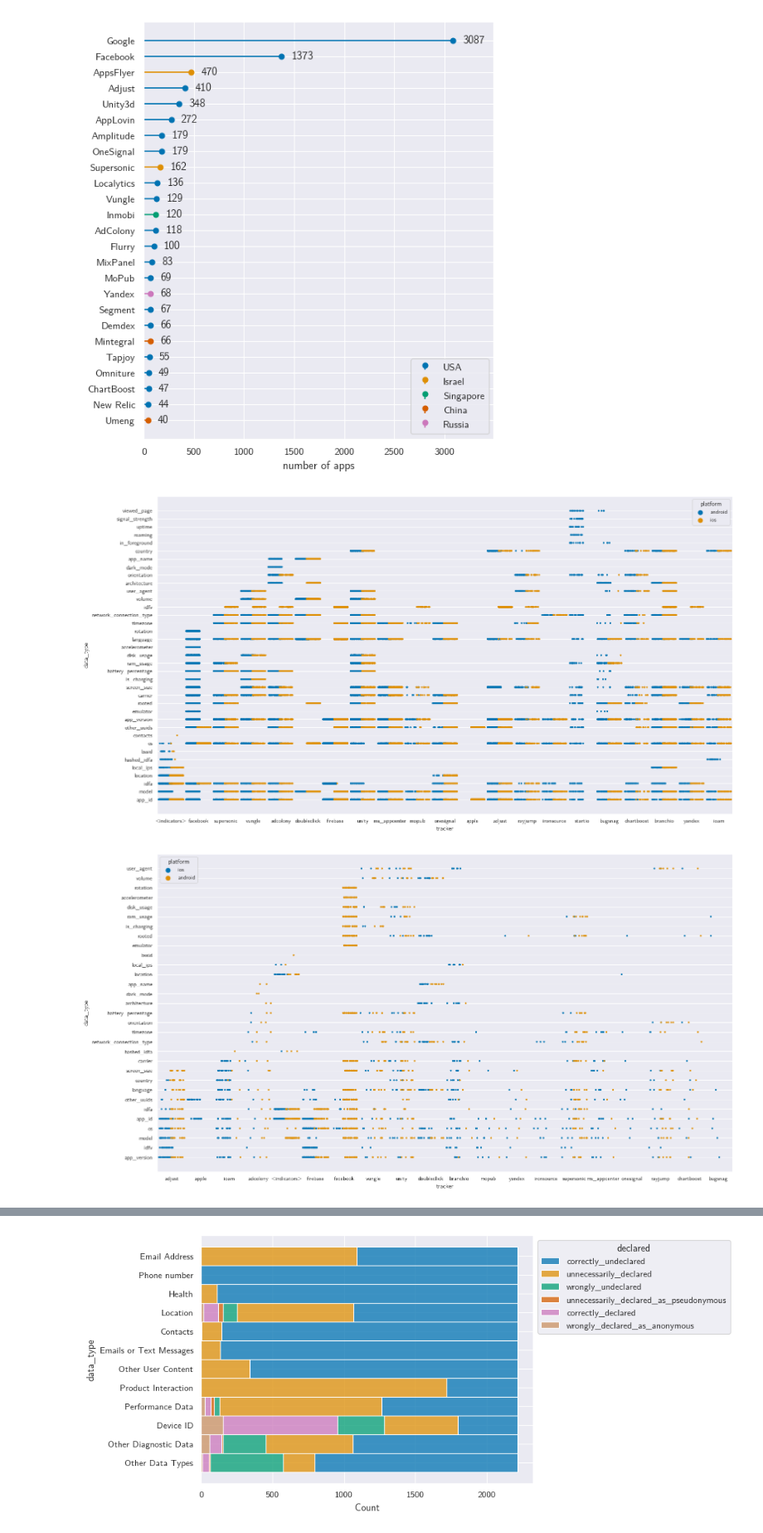
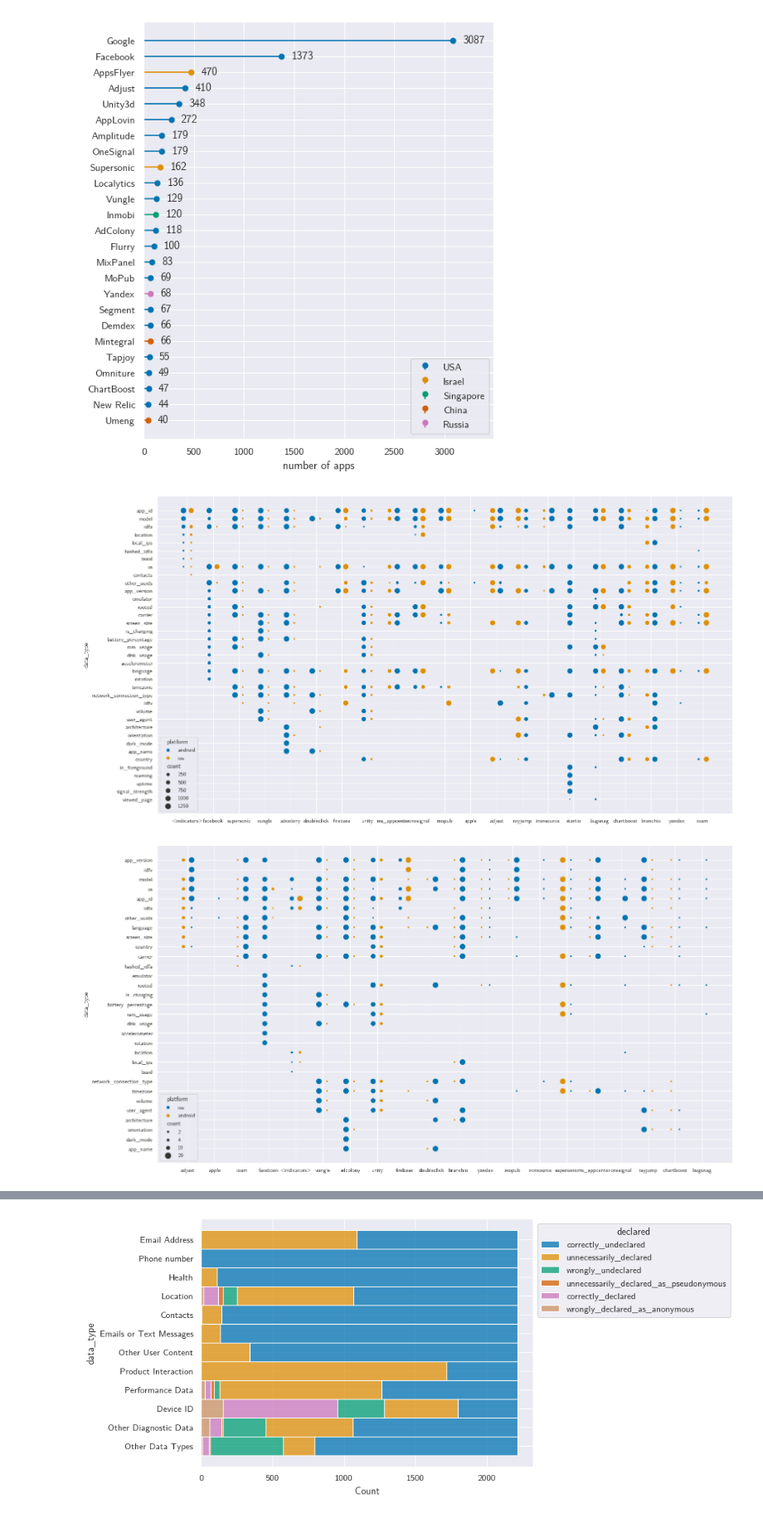
Before and after one commit to baltpeter/thesis-mobile-consent-dialogs, a Jupyter notebook: src/graphs.ipynb, the cells around one changed output, grey strips where cells are left out. Shown at 83% size. Drawn from its saved outputs; the diff is of its cells as text; code cells hidden in the pictures.

Commit message:
Make cookie and tracker data plots easier to read

```diff
--- a/src/graphs.ipynb
+++ b/src/graphs.ipynb
@@ -167,16 +167,25 @@ fig.savefig(os.path.join(graphs_dir, 'exodus_tracker_counts.pdf'),
 # %%
 for type in ['initial', 'accepted', 'rejected']:
     csv = pd.read_csv(os.path.join(
-        data_dir, f'apps_trackers_data_types_{type}.csv'), on_bad_lines='error')
+        data_dir, f'apps_trackers_data_types_{type}_counts.csv'), on_bad_lines='error')
+
+    x_labels = csv['tracker'].unique()
 
     fig, ax = plt.subplots(figsize=[3*default_figsize_x, 2.5*default_figsize_y])
-    sns.stripplot(x="tracker", y="data_type", hue="platform", jitter=0.5, dodge=True, size=3, data=csv, ax=ax)
+
+    for i, label in enumerate(x_labels):
+        rows = csv.loc[csv['tracker'] == label]
+
+        x = [i + (-0.15 if platform == 'android' else 0.15)
+            for platform in rows['platform']]
+        sns.scatterplot(x=x, y="data_type", hue="platform",
+                        size="count", sizes=(10, 100), data=rows, ax=ax, legend=i == 0)
+
+    ax.set_xticks(range(0, len(x_labels)))
+    ax.set_xticklabels(x_labels)
 
     fig.savefig(os.path.join(graphs_dir, f'apps_trackers_data_types_{type}.pdf'),
                 bbox_inches="tight", pad_inches=0)
-
-# TODO: What about making one dot equal multiple (10?, 20?, whatever) apps to make it actually possible to gauge the
-# amount of apps per tracker/data type.
 # %% [output]
-[figure, old version]
+[figure, new version]
-[figure, old version]
+[figure, new version]
```
Also changed, not shown: parts of 3 cells of this notebook, 17 other files.
